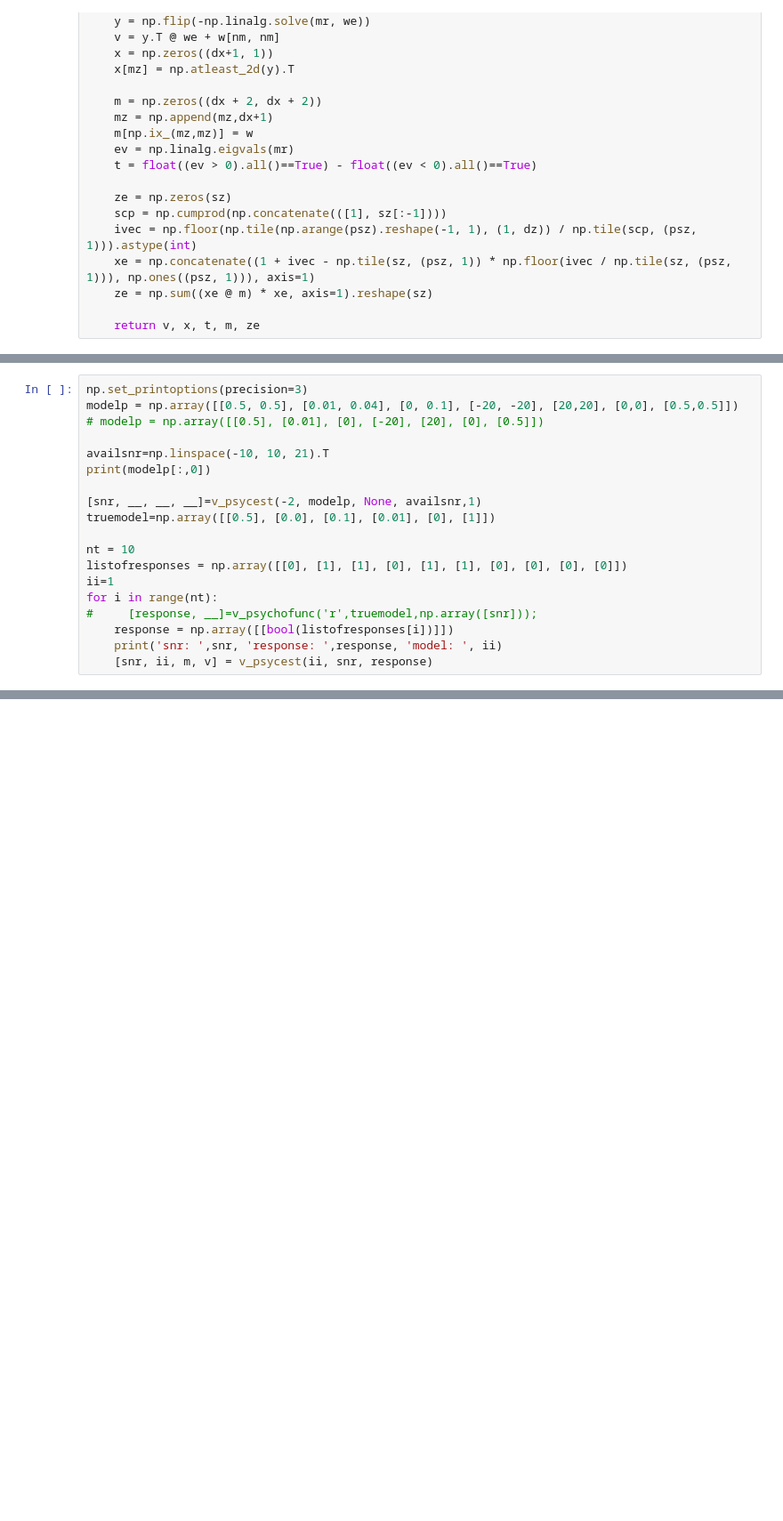
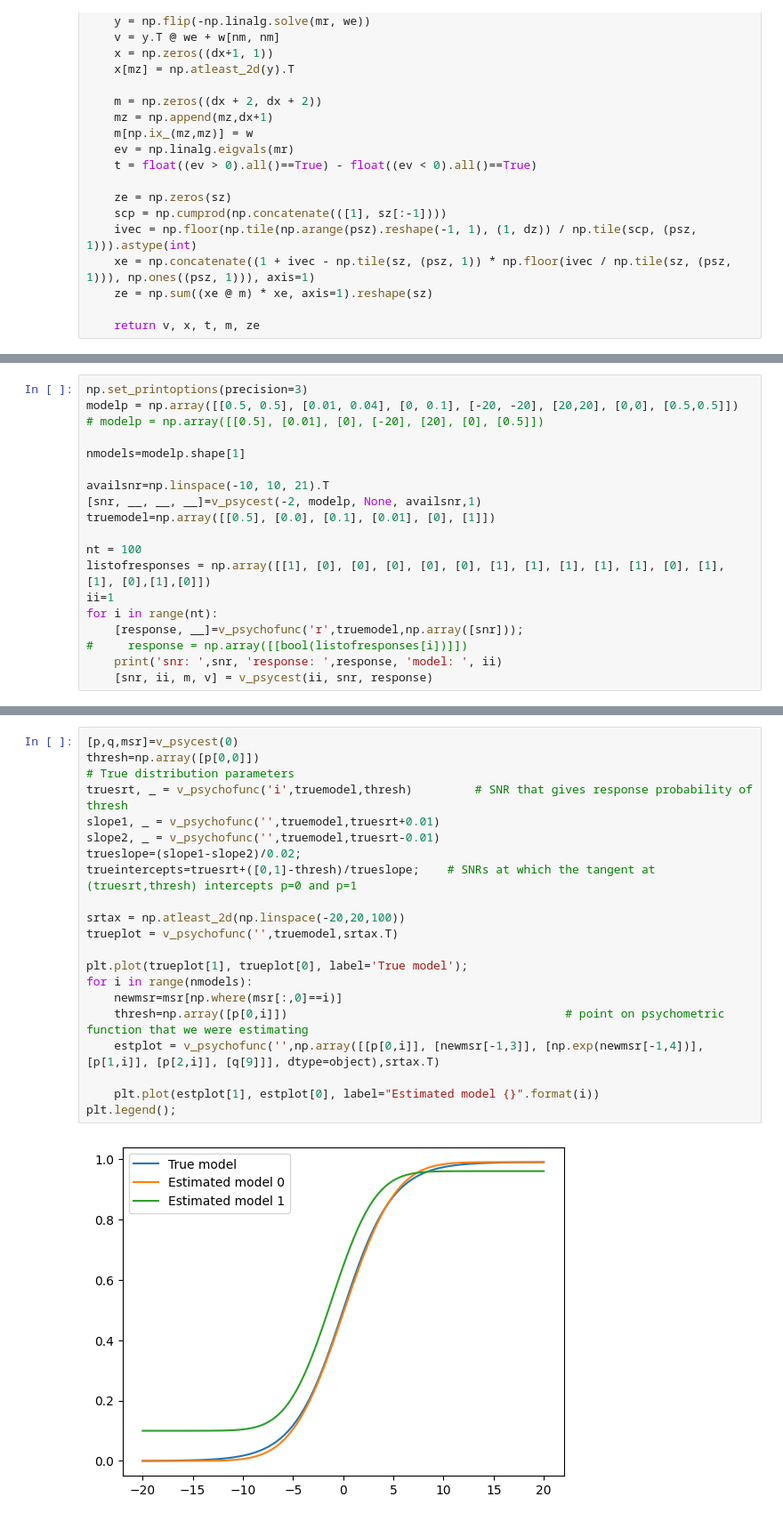
Before and after one commit to ed1016/pybasie, a Jupyter notebook: Test_ChatGPT_voicebox.ipynb, the cells around one changed output, grey strips where cells are left out. Shown: that part at 89% size. Cells and saved outputs as stored; diff of their text form; blank space fills up the shorter version.

```diff
--- a/Test_ChatGPT_voicebox.ipynb
+++ b/Test_ChatGPT_voicebox.ipynb
@@ -798,18 +859,18 @@ np.set_printoptions(precision=3)
 modelp = np.array([[0.5, 0.5], [0.01, 0.04], [0, 0.1], [-20, -20], [20,20], [0,0], [0.5,0.5]])
 # modelp = np.array([[0.5], [0.01], [0], [-20], [20], [0], [0.5]])
 
+nmodels=modelp.shape[1]
+
 availsnr=np.linspace(-10, 10, 21).T
-print(modelp[:,0])
-
 [snr, __, __, __]=v_psycest(-2, modelp, None, availsnr,1)
 truemodel=np.array([[0.5], [0.0], [0.1], [0.01], [0], [1]])
 
-nt = 10
-listofresponses = np.array([[0], [1], [1], [0], [1], [1], [0], [0], [0], [0]])
+nt = 100
+listofresponses = np.array([[1], [0], [0], [0], [0], [0], [1], [1], [1], [1], [1], [0], [1], [1], [0],[1],[0]])
 ii=1
 for i in range(nt):
-#     [response, __]=v_psychofunc('r',truemodel,np.array([snr]));
-    response = np.array([[bool(listofresponses[i])]])
+    [response, __]=v_psychofunc('r',truemodel,np.array([snr]));
+#     response = np.array([[bool(listofresponses[i])]])
     print('snr: ',snr, 'response: ',response, 'model: ', ii)
     [snr, ii, m, v] = v_psycest(ii, snr, response)
 # %% [output]
@@ -835,0 +915,23 @@ N=1:4, extrapolate: x(-20.00,28.62)->([-30.777],[21.93]) and s(-3.91,2.84)->([-3
+# %%
+[p,q,msr]=v_psycest(0)
+thresh=np.array([p[0,0]])
+# True distribution parameters
+truesrt, _ = v_psychofunc('i',truemodel,thresh)         # SNR that gives response probability of thresh
+slope1, _ = v_psychofunc('',truemodel,truesrt+0.01)
+slope2, _ = v_psychofunc('',truemodel,truesrt-0.01)
+trueslope=(slope1-slope2)/0.02;
+trueintercepts=truesrt+([0,1]-thresh)/trueslope;    # SNRs at which the tangent at (truesrt,thresh) intercepts p=0 and p=1
+
+srtax = np.atleast_2d(np.linspace(-20,20,100))
+trueplot = v_psychofunc('',truemodel,srtax.T)
+
+plt.plot(trueplot[1], trueplot[0], label='True model');
+for i in range(nmodels):
+    newmsr=msr[np.where(msr[:,0]==i)]
+    thresh=np.array([p[0,i]])                                        # point on psychometric function that we were estimating
+    estplot = v_psychofunc('',np.array([[p[0,i]], [newmsr[-1,3]], [np.exp(newmsr[-1,4])], [p[1,i]], [p[2,i]], [q[9]]], dtype=object),srtax.T)
+
+    plt.plot(estplot[1], estplot[0], label="Estimated model {}".format(i))
+plt.legend();
+# %% [output]
+[figure, added]
```
Also changed, not shown: parts of 6 cells of this notebook.
